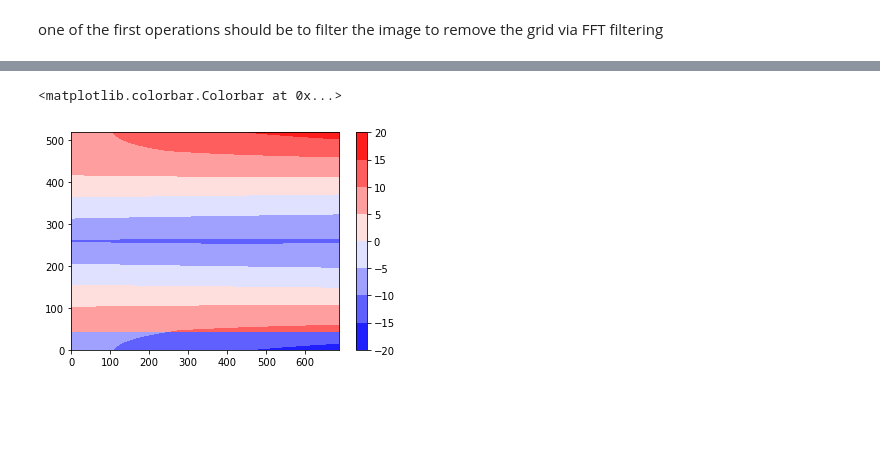
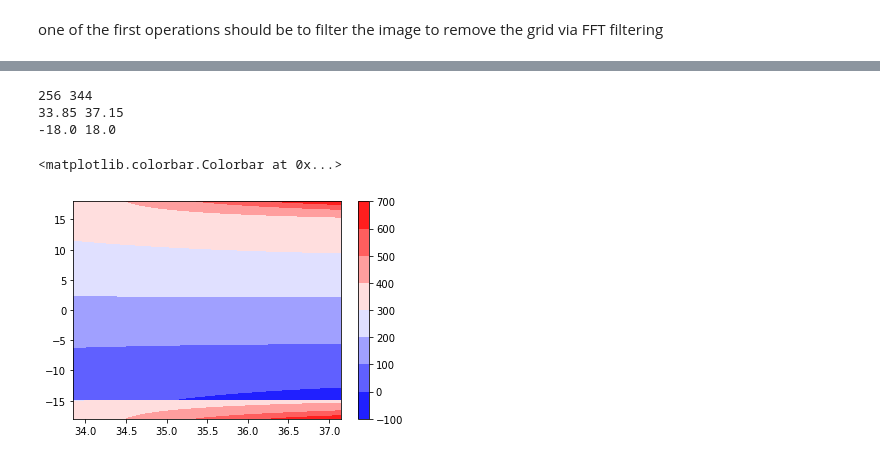
Before and after one commit to OpenCOMPES/specsanalyzer, a Jupyter notebook: tutorial/convert_file_tests.ipynb, the cells around one changed output, grey strips where cells are left out. Drawn from its saved outputs; the diff is of its cells as text; code cells hidden in the pictures; blank space fills up the shorter version.

```diff
--- a/tutorial/convert_file_tests.ipynb
+++ b/tutorial/convert_file_tests.ipynb
@@ -343,7 +155,15 @@ mcp_position_mm_matrix=calculate_matrix_correction1(ek,
+# %%
+# For the example scan we have the following settings:
+(ek_axis, angle_axis, angular_correction_matrix, e_correction,
+         jacobian_determinant)=calculate_matrix_correction(scanparameters)
+# %% [output]
+256 344
+33.85 37.15
+-18.0 18.0
 # %%
 from matplotlib import cm
-plt.contourf(mcp_position_mm_matrix,cmap=cm.bwr)
+plt.contourf(ek_axis,angle_axis,angular_correction_matrix,cmap=cm.bwr)
 plt.colorbar()
 # %% [output]
 <matplotlib.colorbar.Colorbar at 0x...>
-[figure, old version]
+[figure, new version]
```
Also changed, not shown: parts of 46 cells of this notebook, 1 other file.
